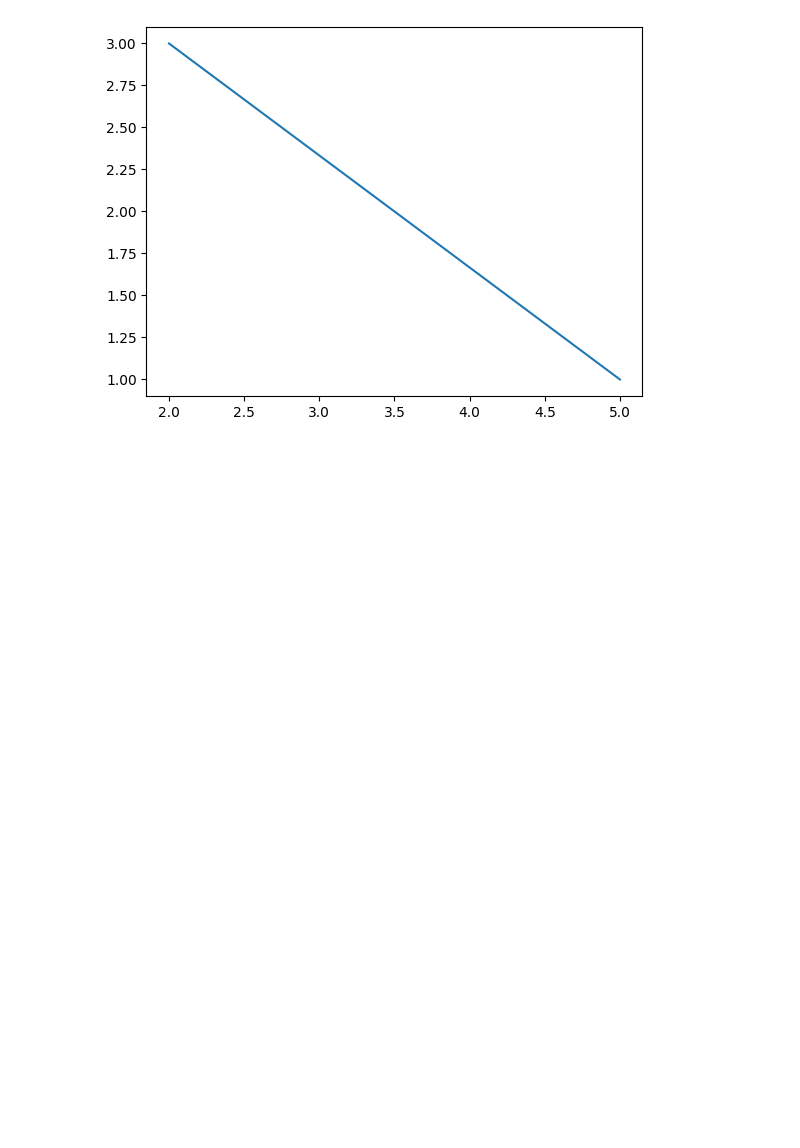
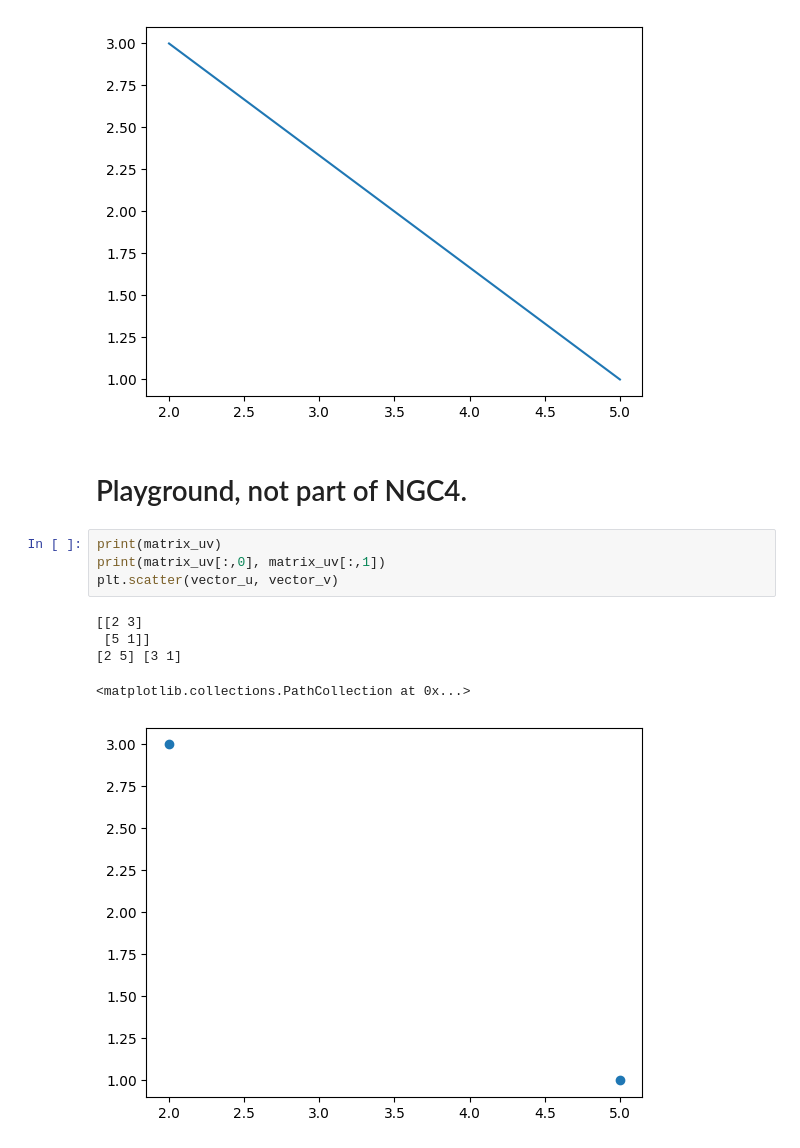
Before and after one commit to jasonrichdarmawan/hacktiv8-ftds-fase0, a Jupyter notebook: week02_day01/h8dsft_Linear_Algebra1/h8dsft_Linear_Algebra1.ipynb, the cells around one changed output. Drawn from its saved outputs; the diff is of its cells as text; blank space fills up the shorter version.

Commit message:
add playground

```diff
--- a/week02_day01/h8dsft_Linear_Algebra1/h8dsft_Linear_Algebra1.ipynb
+++ b/week02_day01/h8dsft_Linear_Algebra1/h8dsft_Linear_Algebra1.ipynb
@@ -53,3 +53,15 @@ plt.plot(vector_u, vector_v)
  [5 1]]
 [<matplotlib.lines.Line2D at 0x...>]
 [figure]
+# %% [markdown]
+# Playground, not part of NGC4.
+# %%
+print(matrix_uv)
+print(matrix_uv[:,0], matrix_uv[:,1])
+plt.scatter(vector_u, vector_v)
+# %% [output]
+[[2 3]
+ [5 1]]
+[2 5] [3 1]
+<matplotlib.collections.PathCollection at 0x...>
+[figure, added]
```
Also changed, not shown: 1 other file.
